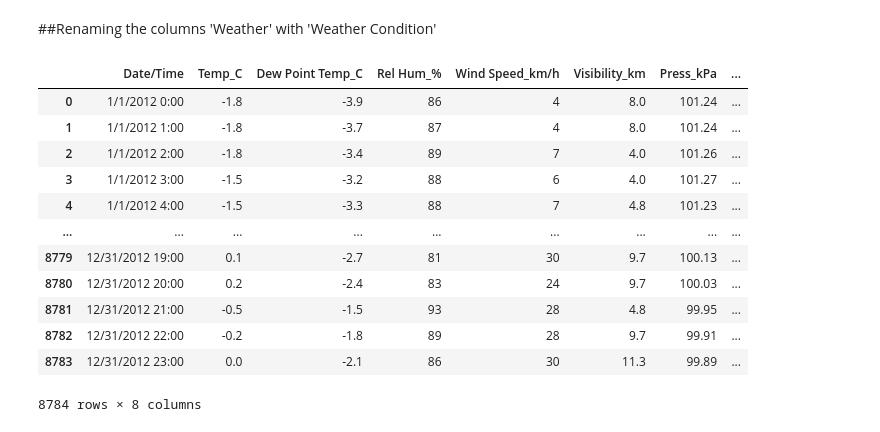
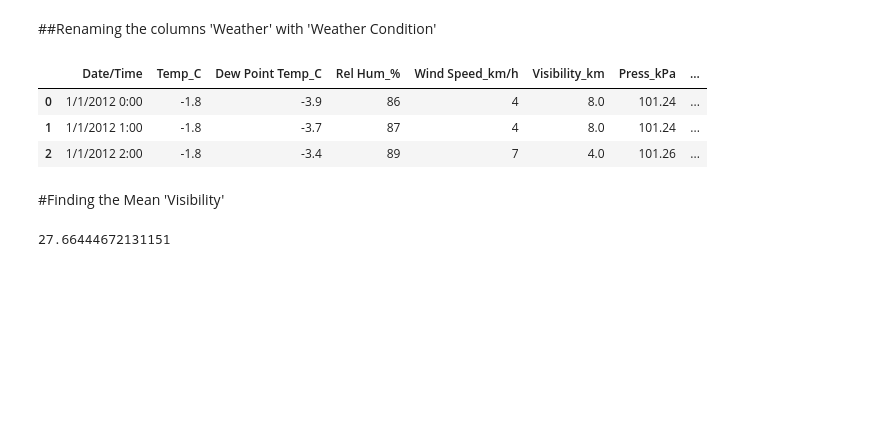
Before and after one commit to imazfar/Weather-Analysis, a Jupyter notebook: Weather_Python_Project.ipynb, the cells around one changed output. Cells and saved outputs as stored; diff of their text form; code cells hidden in the pictures; blank space fills up the shorter version.

```diff
--- a/Weather_Python_Project.ipynb
+++ b/Weather_Python_Project.ipynb
@@ -278,18 +278,17 @@ dtype: int64
 # %% [markdown]
 ##Renaming the columns 'Weather' with 'Weather Condition'
 # %%
-df.rename(columns={'Weather':'Weather Condition'})
+df.rename(columns={'Weather':'Weather Condition'},inplace=True)
-# %% [output]
-|  | Date/Time | Temp_C | Dew Point Temp_C | Rel Hum_% | Wind Speed_km/h | Visibility_km | Press_kPa | ... |
-| 0 | 1/1/2012 0:00 | -1.8 | -3.9 | 86 | 4 | 8.0 | 101.24 | ... |
-| 1 | 1/1/2012 1:00 | -1.8 | -3.7 | 87 | 4 | 8.0 | 101.24 | ... |
-| 2 | 1/1/2012 2:00 | -1.8 | -3.4 | 89 | 7 | 4.0 | 101.26 | ... |
-| 3 | 1/1/2012 3:00 | -1.5 | -3.2 | 88 | 6 | 4.0 | 101.27 | ... |
-| 4 | 1/1/2012 4:00 | -1.5 | -3.3 | 88 | 7 | 4.8 | 101.23 | ... |
-| ... | ... | ... | ... | ... | ... | ... | ... | ... |
-| 8779 | 12/31/2012 19:00 | 0.1 | -2.7 | 81 | 30 | 9.7 | 100.13 | ... |
-| 8780 | 12/31/2012 20:00 | 0.2 | -2.4 | 83 | 24 | 9.7 | 100.03 | ... |
-| 8781 | 12/31/2012 21:00 | -0.5 | -1.5 | 93 | 28 | 4.8 | 99.95 | ... |
-| 8782 | 12/31/2012 22:00 | -0.2 | -1.8 | 89 | 28 | 9.7 | 99.91 | ... |
-| 8783 | 12/31/2012 23:00 | 0.0 | -2.1 | 86 | 30 | 11.3 | 99.89 | ... |
-8784 rows × 8 columns
+# %%
+df.head(3)
+# %% [output]
+|  | Date/Time | Temp_C | Dew Point Temp_C | Rel Hum_% | Wind Speed_km/h | Visibility_km | Press_kPa | ... |
+| 0 | 1/1/2012 0:00 | -1.8 | -3.9 | 86 | 4 | 8.0 | 101.24 | ... |
+| 1 | 1/1/2012 1:00 | -1.8 | -3.7 | 87 | 4 | 8.0 | 101.24 | ... |
+| 2 | 1/1/2012 2:00 | -1.8 | -3.4 | 89 | 7 | 4.0 | 101.26 | ... |
+# %% [markdown]
+#Finding the Mean 'Visibility'
+# %%
+df.Visibility_km.mean()
+# %% [output]
+27.66444672131151
```
Also changed, not shown: parts of 14 cells of this notebook.
